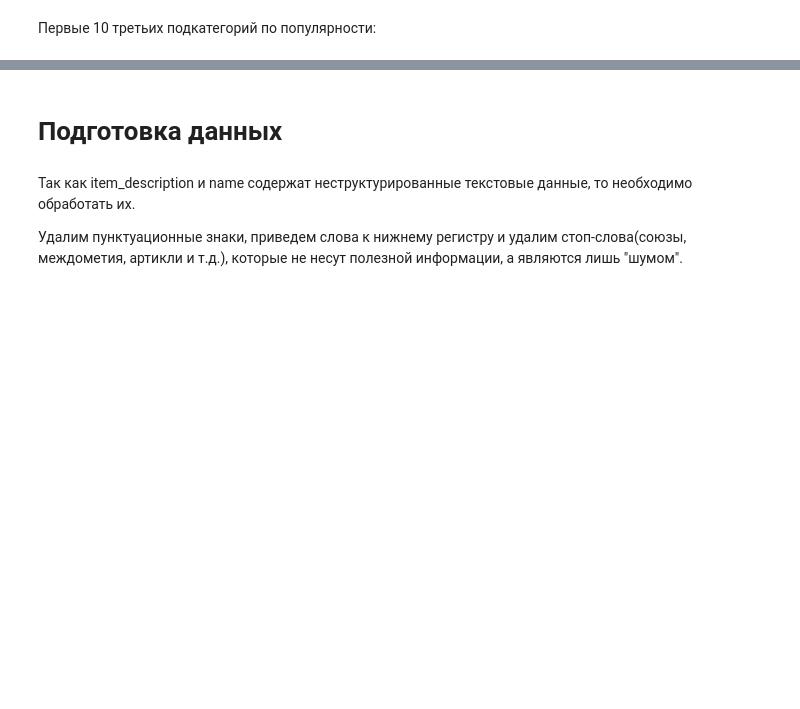
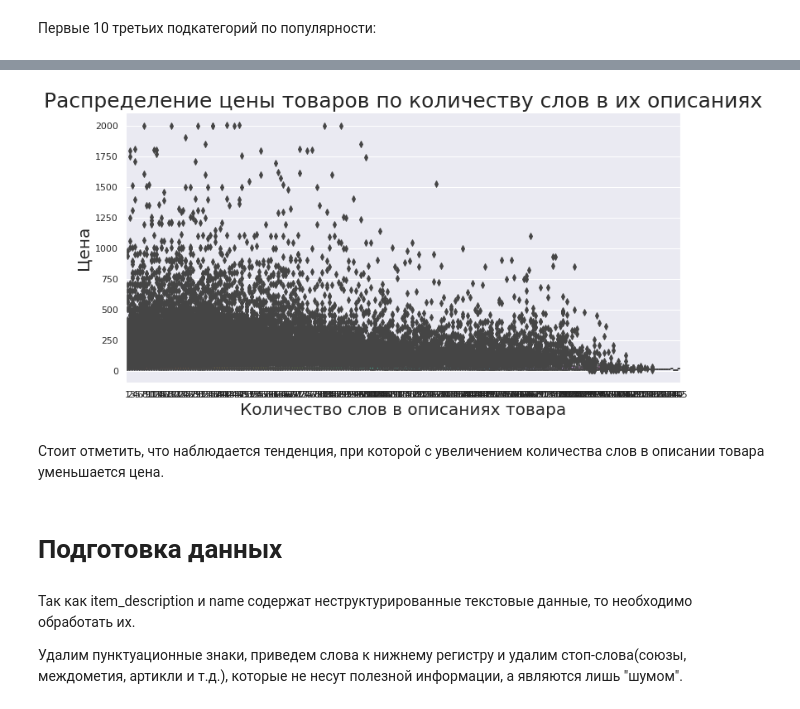
Before and after one commit to nisded/graduation_work, a Jupyter notebook: Mercari price suggestion.ipynb, the cells around one changed output, grey strips where cells are left out. Saved outputs shown, nothing was run; the diff lists cells and outputs as text; code cells hidden in the pictures; blank space fills up the shorter version.

```diff
--- a/Mercari price suggestion.ipynb
+++ b/Mercari price suggestion.ipynb
@@ -464,3 +511,15 @@ Cases, Covers & Skins: 1.66 %
+# %%
+sns.set(style='darkgrid')
+plt.figure(figsize=(12,6))
+descr_len_price = sns.boxplot(x='description_len', y='price', data=data)
+descr_len_price.set_xlabel('Количество слов в описаниях товара', size=20)
+descr_len_price.set_ylabel('Цена', size=20)
+plt.title('Распределение цены товаров по количеству слов в их описаниях', size = 25)
+plt.show()
+# %% [output]
+[figure, added]
+# %% [markdown]
+Стоит отметить, что наблюдается тенденция, при которой с увеличением количества слов в описании товара уменьшается цена.
 # %% [markdown]
 # Подготовка данных
 # %% [markdown]
```
Also changed, not shown: parts of 57 cells of this notebook, 1 other file.
